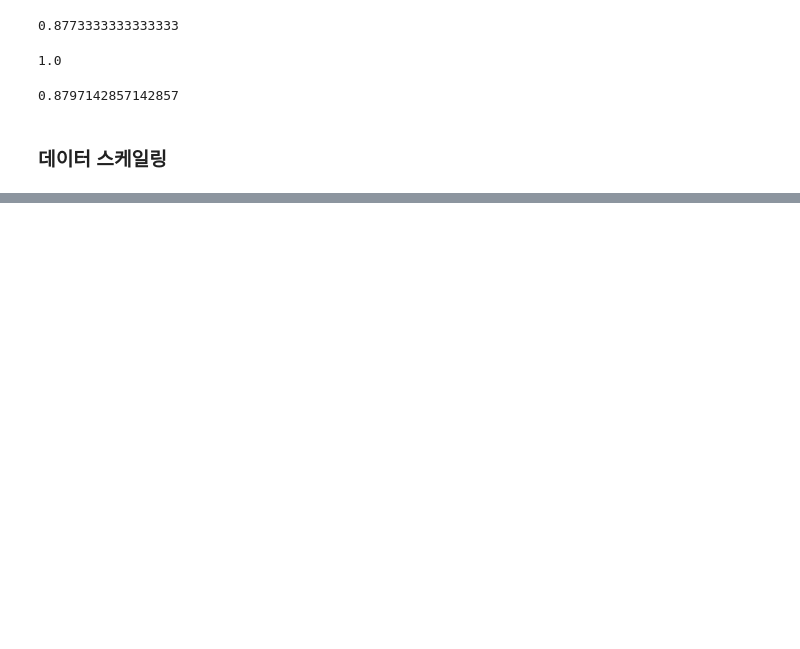
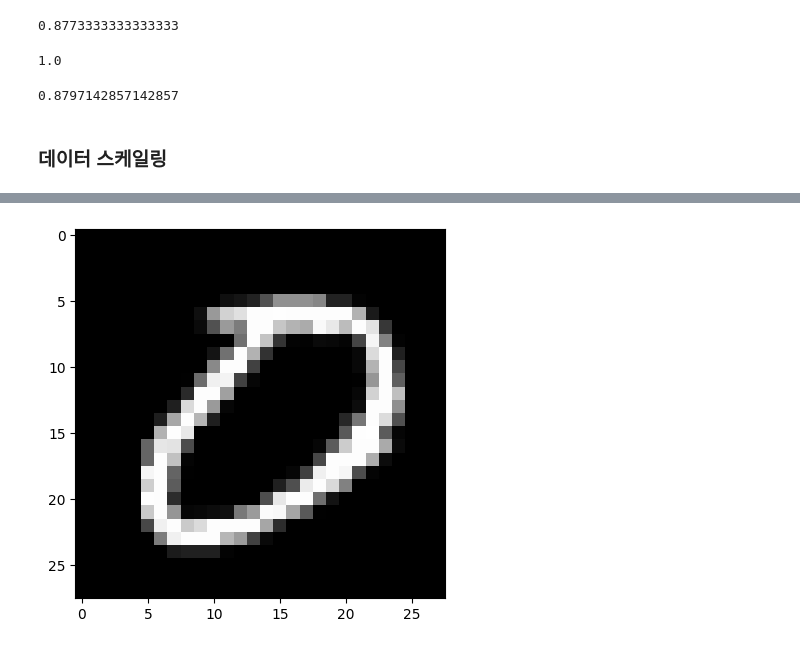
Before and after one commit to yoonjae97/bigdata_service_developer_class, a Jupyter notebook: ml/ex07 로지스틱 회귀를 이용한 손글씨 분류 실습.ipynb, the cells around one changed output, grey strips where cells are left out. Drawn from its saved outputs; the diff is of its cells as text; code cells hidden in the pictures; blank space fills up the shorter version.

```diff
--- a/ml/ex07 로지스틱 회귀를 이용한 손글씨 분류 실습.ipynb
+++ b/ml/ex07 로지스틱 회귀를 이용한 손글씨 분류 실습.ipynb
@@ -101,0 +216,6 @@ print(result.mean())
+# %%
+img0 = x_test.iloc[100]
+plt.imshow(img0.values.reshape(28, 28), cmap='gray')
+plt.show()
+# %% [output]
+[figure, added]
```
Also changed, not shown: parts of 24 cells of this notebook, 23 other files.
